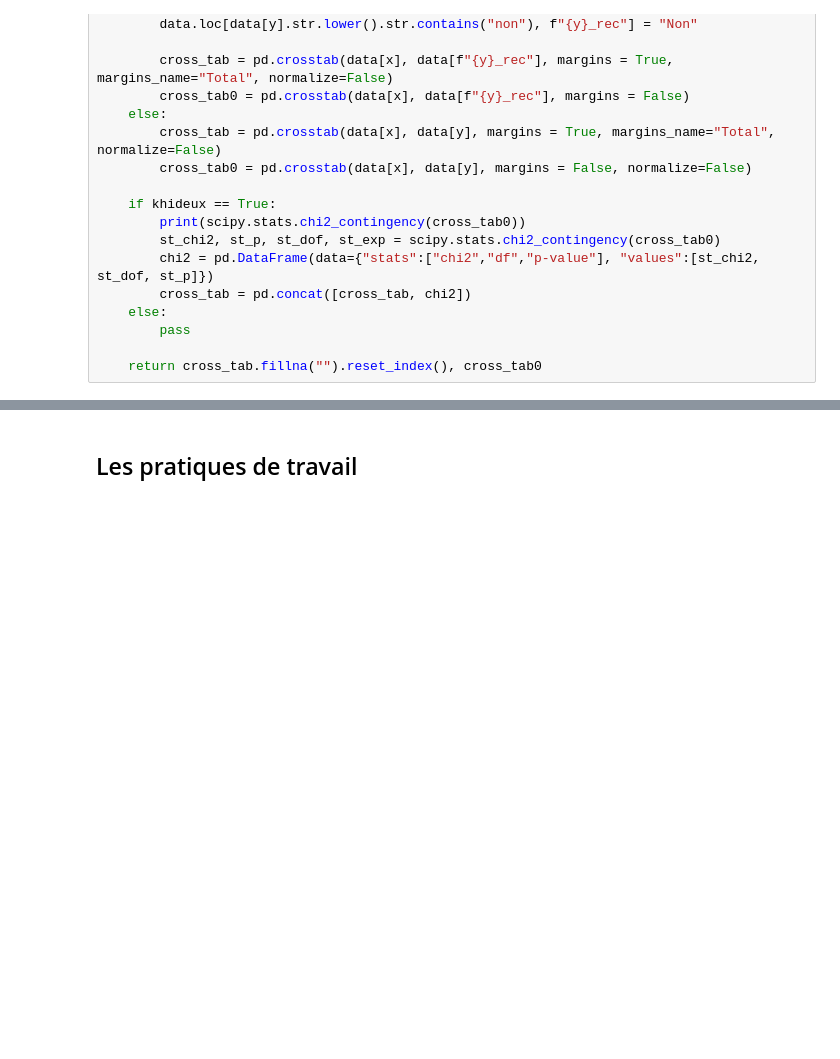
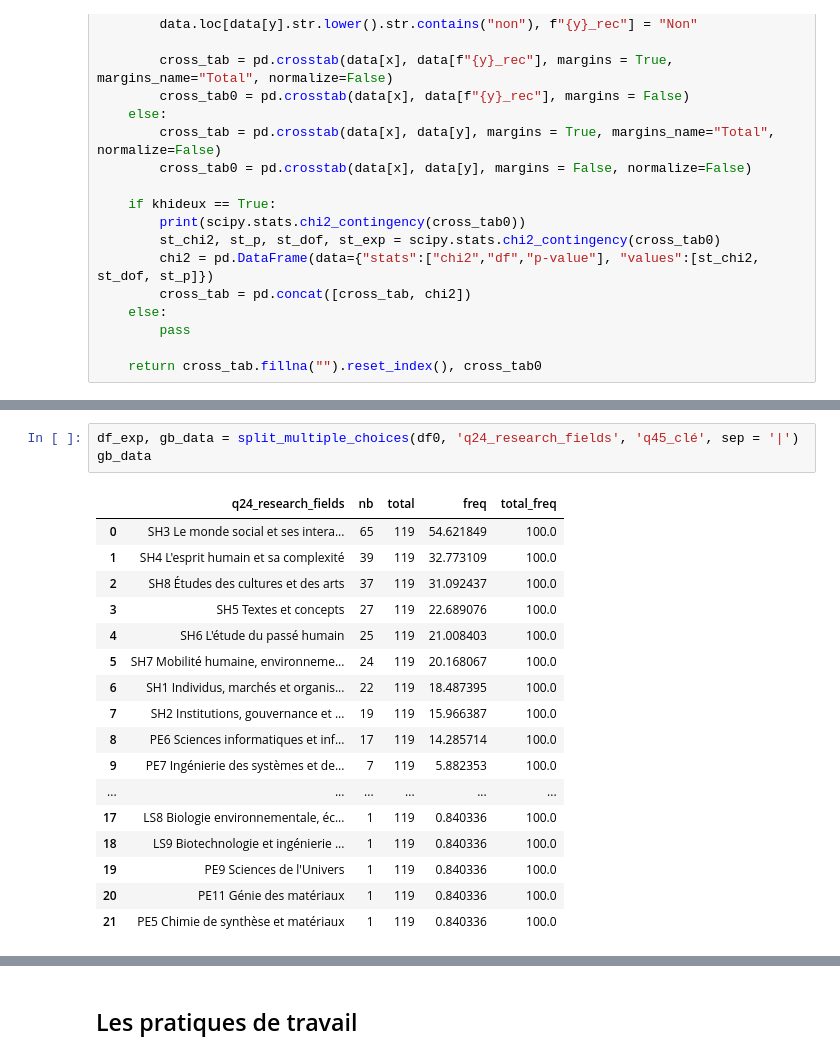
Before and after one commit to luneauaymeric/enquete_SO_p8, a Jupyter notebook: script_analyse/stat_descriptive/profil_repondant.ipynb, the cells around one changed output, grey strips where cells are left out. Saved outputs shown, nothing was run; the diff lists cells and outputs as text; blank space fills up the shorter version.

```diff
--- a/script_analyse/stat_descriptive/profil_repondant.ipynb
+++ b/script_analyse/stat_descriptive/profil_repondant.ipynb
@@ -110,0 +127,21 @@ df_col.name.loc[df_col.label=="q45_clé"].iloc[0]
+# %%
+df_exp, gb_data = split_multiple_choices(df0, 'q24_research_fields', 'q45_clé', sep = '|')
+gb_data
+# %% [output]
+|  | q24_research_fields | nb | total | freq | total_freq |
+| 0 | SH3 Le monde social et ses intera... | 65 | 119 | 54.621849 | 100.0 |
+| 1 | SH4 L'esprit humain et sa complexité | 39 | 119 | 32.773109 | 100.0 |
+| 2 | SH8 Études des cultures et des arts | 37 | 119 | 31.092437 | 100.0 |
+| 3 | SH5 Textes et concepts | 27 | 119 | 22.689076 | 100.0 |
+| 4 | SH6 L'étude du passé humain | 25 | 119 | 21.008403 | 100.0 |
+| 5 | SH7 Mobilité humaine, environneme... | 24 | 119 | 20.168067 | 100.0 |
+| 6 | SH1 Individus, marchés et organis... | 22 | 119 | 18.487395 | 100.0 |
+| 7 | SH2 Institutions, gouvernance et ... | 19 | 119 | 15.966387 | 100.0 |
+| 8 | PE6 Sciences informatiques et inf... | 17 | 119 | 14.285714 | 100.0 |
+| 9 | PE7 Ingénierie des systèmes et de... | 7 | 119 | 5.882353 | 100.0 |
+| ... | ... | ... | ... | ... | ... |
+| 17 | LS8 Biologie environnementale, éc... | 1 | 119 | 0.840336 | 100.0 |
+| 18 | LS9 Biotechnologie et ingénierie ... | 1 | 119 | 0.840336 | 100.0 |
+| 19 | PE9 Sciences de l'Univers | 1 | 119 | 0.840336 | 100.0 |
+| 20 | PE11 Génie des matériaux | 1 | 119 | 0.840336 | 100.0 |
+| 21 | PE5 Chimie de synthèse et matériaux | 1 | 119 | 0.840336 | 100.0 |
```
Also changed, not shown: parts of 11 cells of this notebook, 2 other files.
